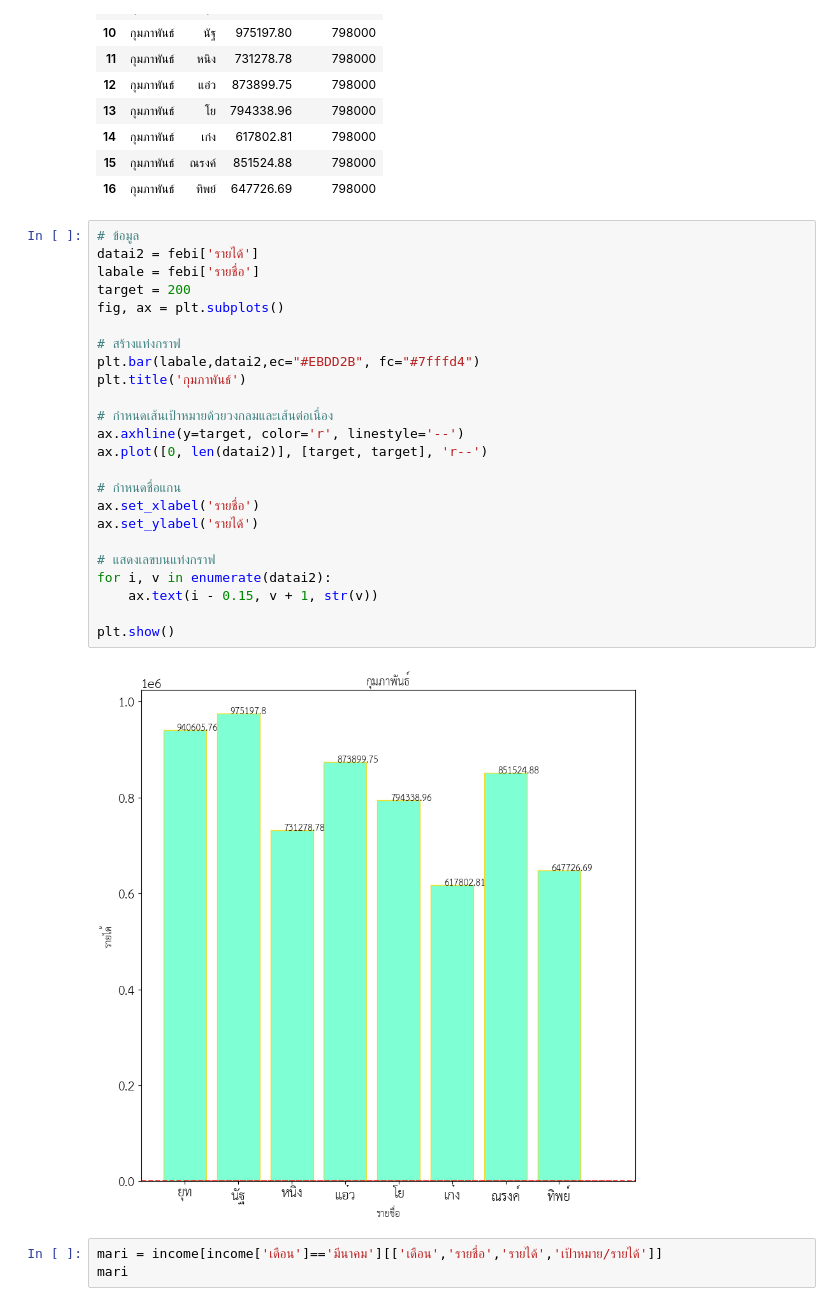
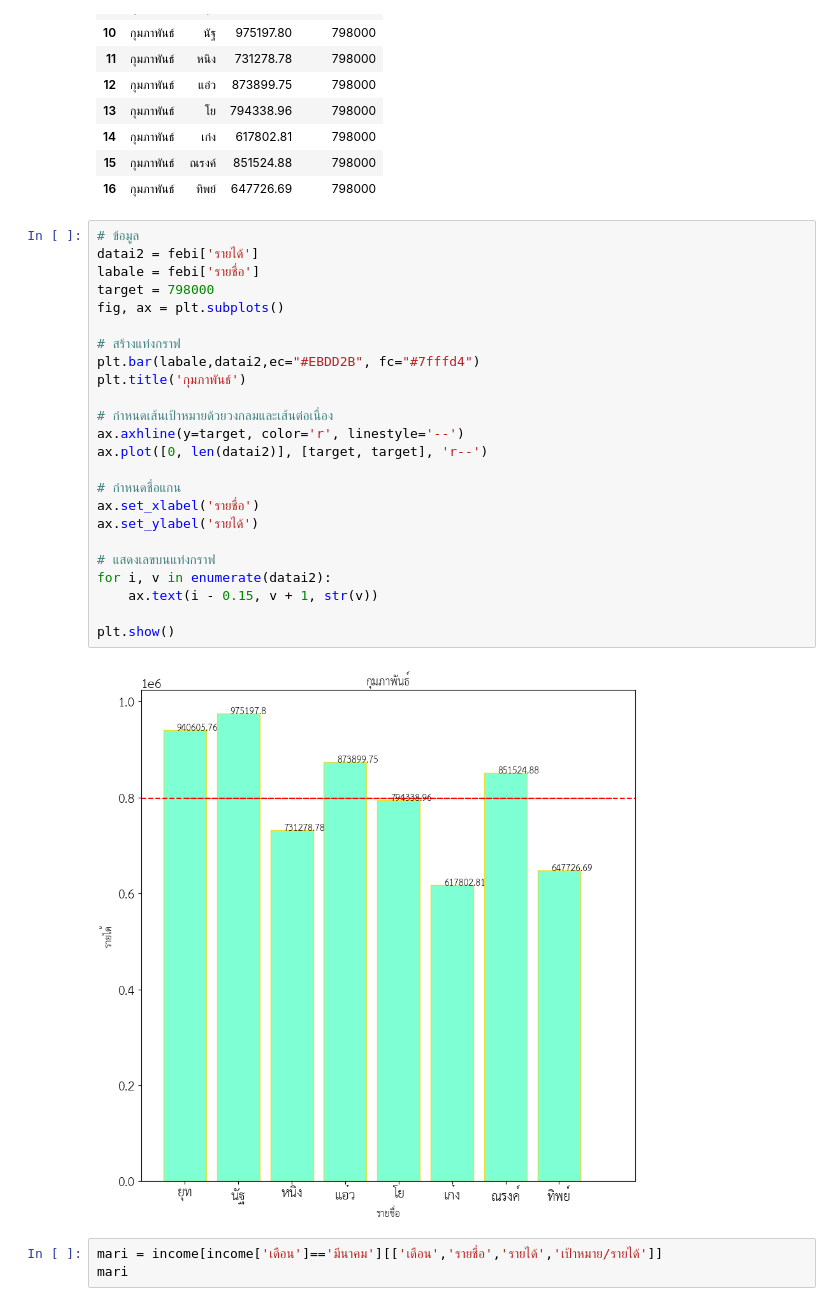
Before and after one commit to 1234567890qqqqqq/-links-colab, a Jupyter notebook: ประสิทธิภาพศูนย์บริการ.ipynb, the cells around one changed output. Saved outputs shown, nothing was run; the diff lists cells and outputs as text.

```diff
--- a/ประสิทธิภาพศูนย์บริการ.ipynb
+++ b/ประสิทธิภาพศูนย์บริการ.ipynb
@@ -358,29 +360,29 @@ febi
 # %%
 # ข้อมูล
 datai2 = febi['รายได้']
 labale = febi['รายชื่อ']
-target = 200
+target = 798000
 fig, ax = plt.subplots()
 
 # สร้างแท่งกราฟ
 plt.bar(labale,datai2,ec="#EBDD2B", fc="#7fffd4")
 plt.title('กุมภาพันธ์')
 
 # กำหนดเส้นเป้าหมายด้วยวงกลมและเส้นต่อเนื่อง
 ax.axhline(y=target, color='r', linestyle='--')
 ax.plot([0, len(datai2)], [target, target], 'r--')
 
 # กำหนดชื่อแกน
 ax.set_xlabel('รายชื่อ')
 ax.set_ylabel('รายได้')
 
 # แสดงเลขบนแท่งกราฟ
 for i, v in enumerate(datai2):
     ax.text(i - 0.15, v + 1, str(v))
 
 plt.show()
 # %% [output]
-[figure, old version]
+[figure, new version]
 # %%
 mari = income[income['เดือน']=='มีนาคม'][['เดือน','รายชื่อ','รายได้','เป้าหมาย/รายได้']]
 mari
```
Also changed, not shown: parts of 6 cells of this notebook.
